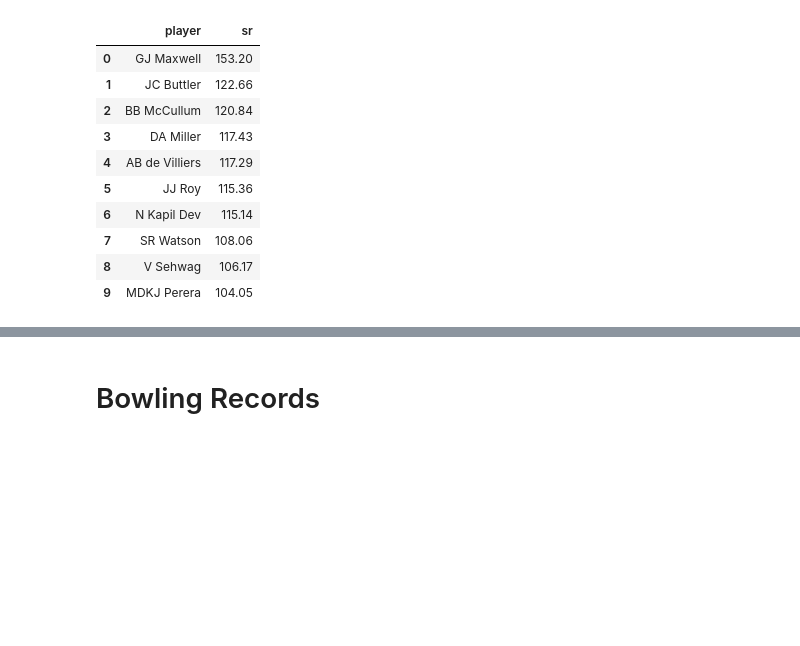
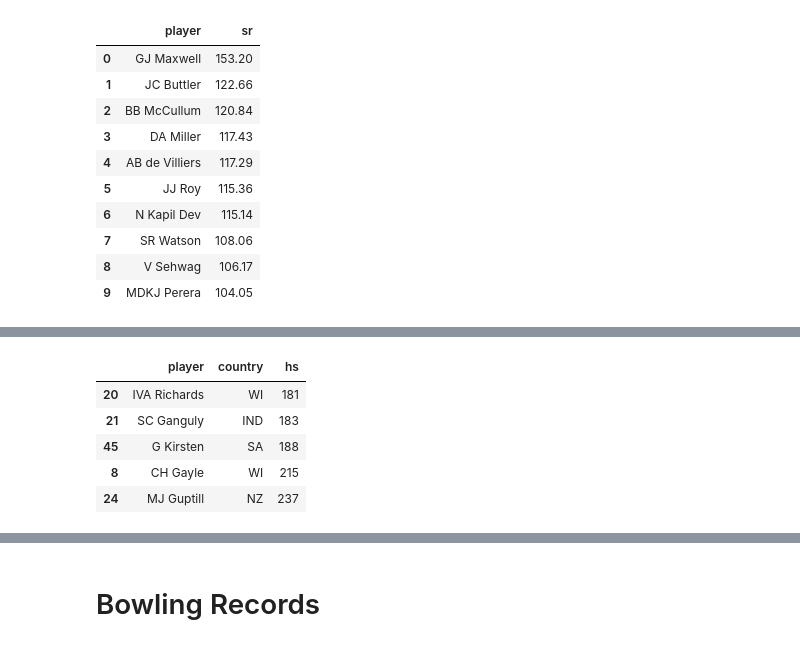
Before and after one commit to jeniljani-4444/End-To-End-World-Cup-Analysis-Web-App, a Jupyter notebook: World Cup Data.ipynb, the cells around one changed output, grey strips where cells are left out. Drawn from its saved outputs; the diff is of its cells as text; code cells hidden in the pictures; blank space fills up the shorter version.

```diff
--- a/World Cup Data.ipynb
+++ b/World Cup Data.ipynb
@@ -196,0 +204,9 @@ aus = df_runs[df_runs['country'] == 'AUS'][['player','country']]
+# %%
+df_runs.nlargest(n=5,columns='hs')[['player','country','hs']].sort_values('hs',ascending=True)
+# %% [output]
+|  | player | country | hs |
+| 20 | IVA Richards | WI | 181 |
+| 21 | SC Ganguly | IND | 183 |
+| 45 | G Kirsten | SA | 188 |
+| 8 | CH Gayle | WI | 215 |
+| 24 | MJ Guptill | NZ | 237 |
```
Also changed, not shown: parts of 13 cells of this notebook, 3 other files.
